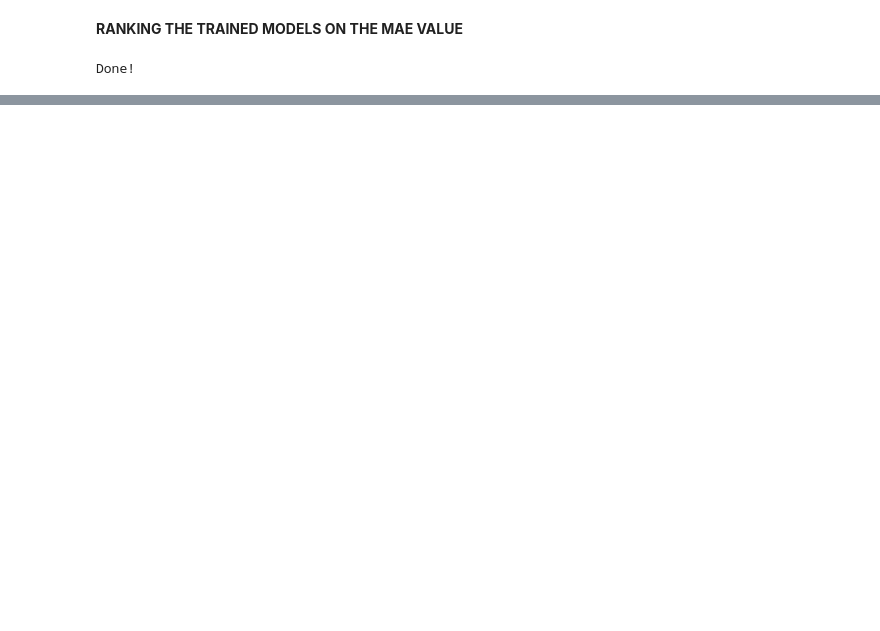
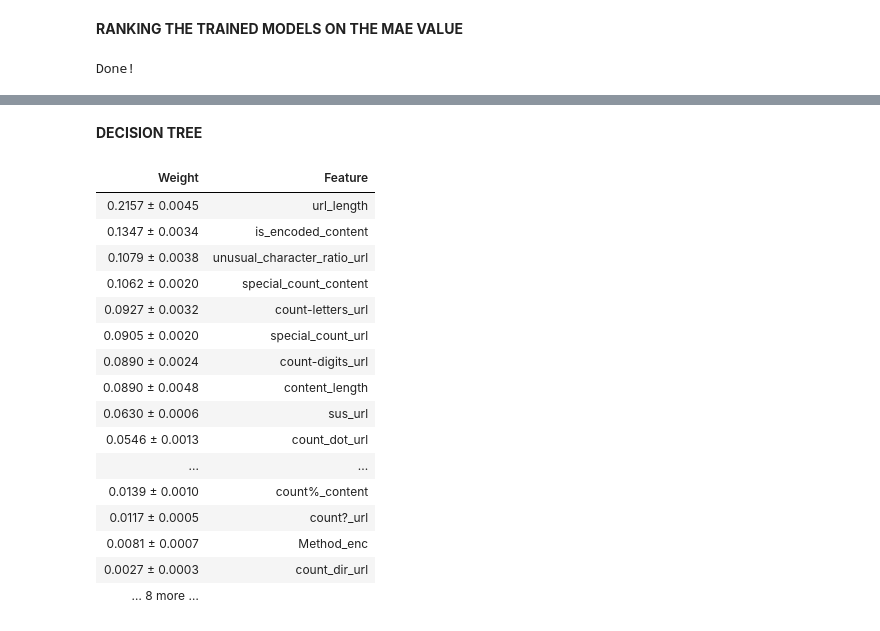
Before and after one commit to MonicaMedhat20/Web-Application-Firewall-WAF-Enhancement-, a Jupyter notebook: csic-2010-web-application-attacks-classifier.ipynb, the cells around one changed output, grey strips where cells are left out. Saved outputs shown, nothing was run; the diff lists cells and outputs as text; code cells hidden in the pictures; blank space fills up the shorter version.

```diff
--- a/csic-2010-web-application-attacks-classifier.ipynb
+++ b/csic-2010-web-application-attacks-classifier.ipynb
@@ -1271,0 +1060,24 @@ Rank 6: NB - ACC: 0.6984 - Accuracy: 69.84%
+# %% [markdown]
+
+**DECISION TREE**
+# %%
+perm = PermutationImportance(DT_model, random_state=1).fit(x_ts, y_ts)
+eli5.show_weights(perm, feature_names=x_ts.columns.tolist())
+# %% [output]
+| Weight | Feature |
+| 0.2157 ± 0.0045 | url_length |
+| 0.1347 ± 0.0034 | is_encoded_content |
+| 0.1079 ± 0.0038 | unusual_character_ratio_url |
+| 0.1062 ± 0.0020 | special_count_content |
+| 0.0927 ± 0.0032 | count-letters_url |
+| 0.0905 ± 0.0020 | special_count_url |
+| 0.0890 ± 0.0024 | count-digits_url |
+| 0.0890 ± 0.0048 | content_length |
+| 0.0630 ± 0.0006 | sus_url |
+| 0.0546 ± 0.0013 | count_dot_url |
+| ... | ... |
+| 0.0139 ± 0.0010 | count%_content |
+| 0.0117 ± 0.0005 | count?_url |
+| 0.0081 ± 0.0007 | Method_enc |
+| 0.0027 ± 0.0003 | count_dir_url |
+| … 8 more … |  |
```
Also changed, not shown: parts of 30 cells of this notebook.
